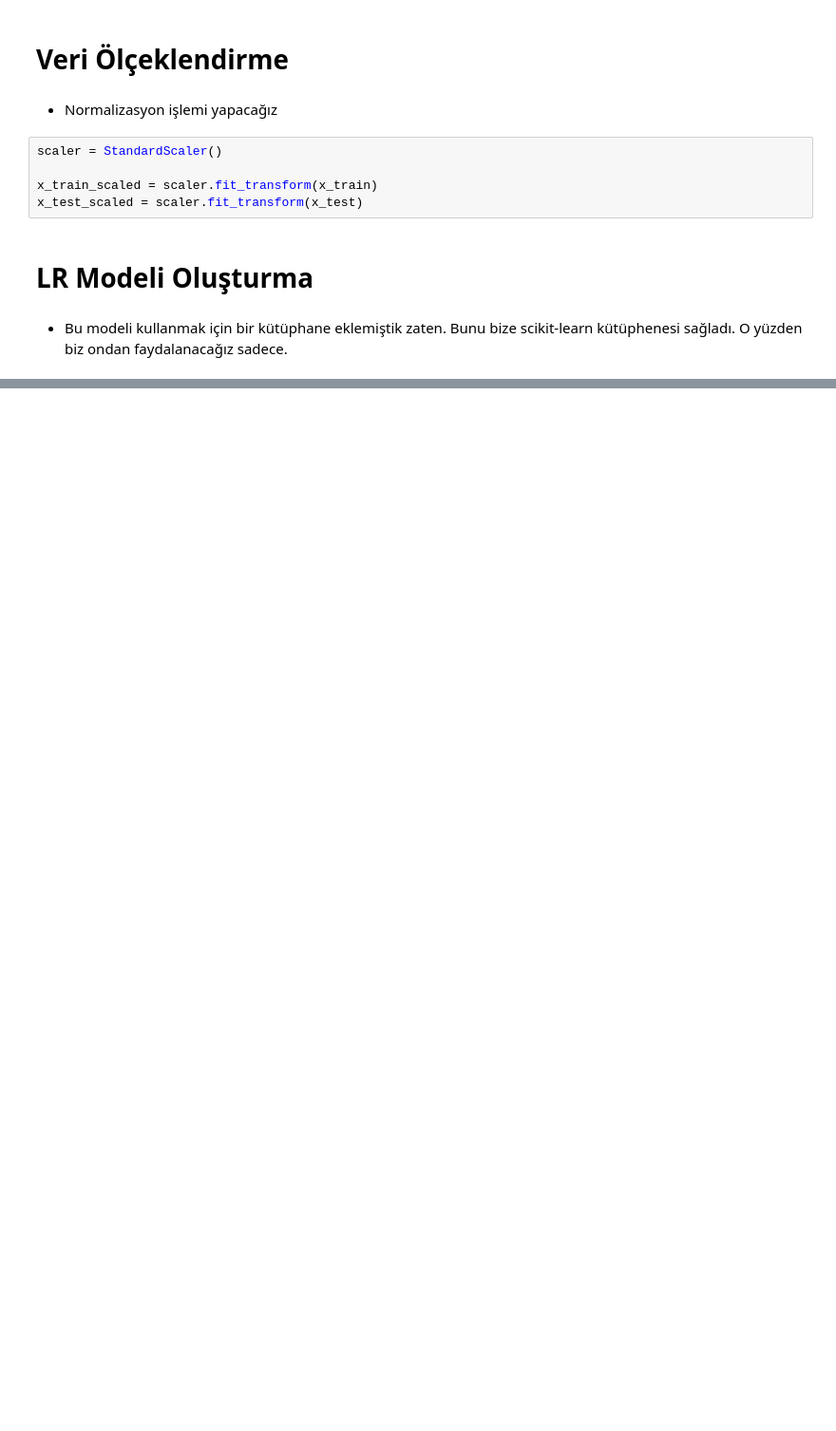
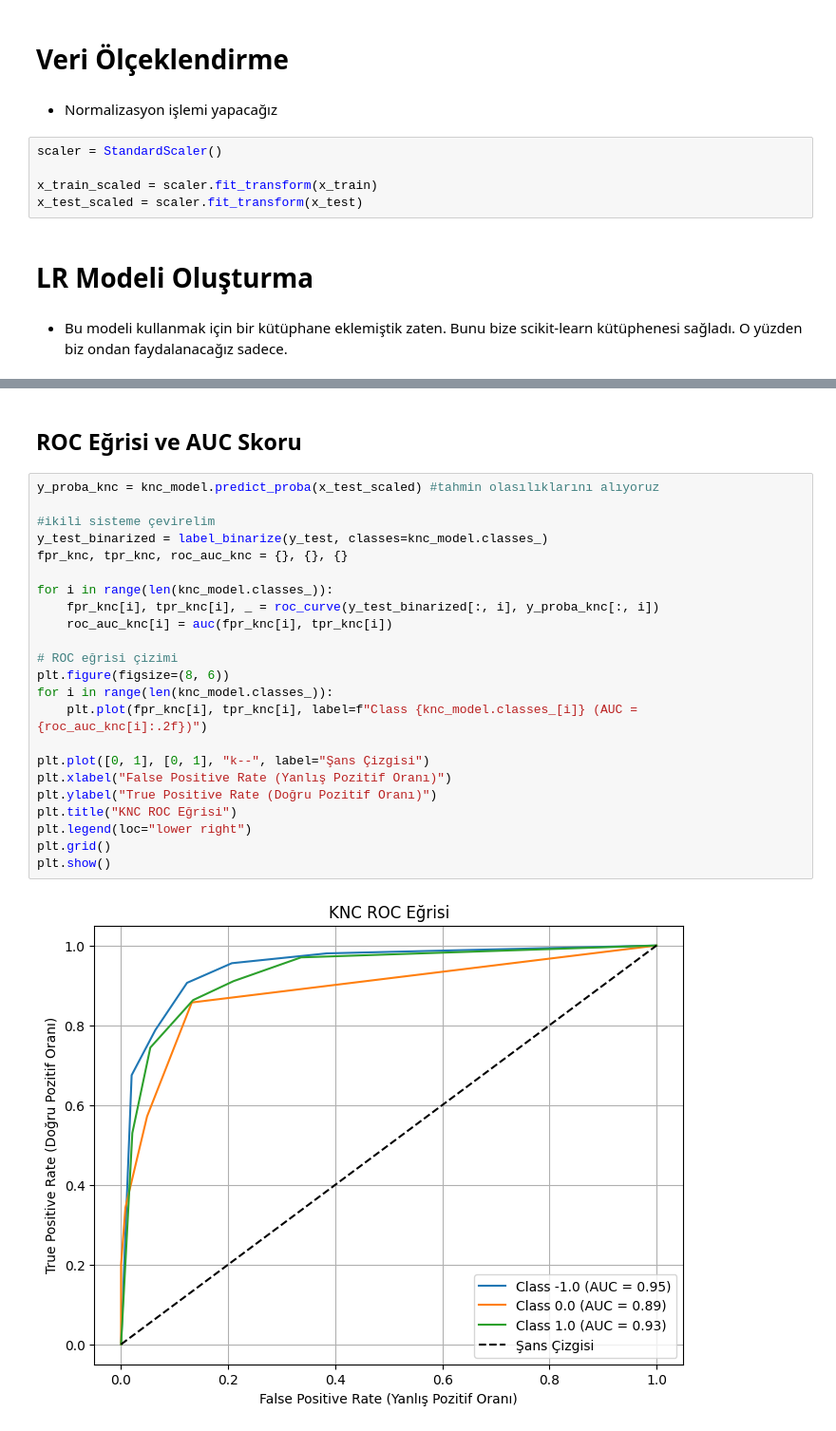
Before and after one commit to cebel-irem/website-phishing, a Jupyter notebook: website_phishing.ipynb, the cells around one changed output, grey strips where cells are left out. Shown: that part at 95% size. Cells and saved outputs as stored; diff of their text form; blank space fills up the shorter version.

```diff
--- a/website_phishing.ipynb
+++ b/website_phishing.ipynb
@@ -188,0 +321,27 @@ ValueError: This solver needs samples of at least 2 classes in the data, but the
+# %% [markdown]
+## ROC Eğrisi ve AUC Skoru
+# %%
+y_proba_knc = knc_model.predict_proba(x_test_scaled) #tahmin olasılıklarını alıyoruz
+
+#ikili sisteme çevirelim
+y_test_binarized = label_binarize(y_test, classes=knc_model.classes_)
+fpr_knc, tpr_knc, roc_auc_knc = {}, {}, {}
+
+for i in range(len(knc_model.classes_)):
+    fpr_knc[i], tpr_knc[i], _ = roc_curve(y_test_binarized[:, i], y_proba_knc[:, i])
+    roc_auc_knc[i] = auc(fpr_knc[i], tpr_knc[i])
+
+# ROC eğrisi çizimi
+plt.figure(figsize=(8, 6))
+for i in range(len(knc_model.classes_)):
+    plt.plot(fpr_knc[i], tpr_knc[i], label=f"Class {knc_model.classes_[i]} (AUC = {roc_auc_knc[i]:.2f})")
+
+plt.plot([0, 1], [0, 1], "k--", label="Şans Çizgisi")
+plt.xlabel("False Positive Rate (Yanlış Pozitif Oranı)")
+plt.ylabel("True Positive Rate (Doğru Pozitif Oranı)")
+plt.title("KNC ROC Eğrisi")
+plt.legend(loc="lower right")
+plt.grid()
+plt.show()
+# %% [output]
+[figure, added]
```
Also changed, not shown: parts of 30 cells of this notebook.
